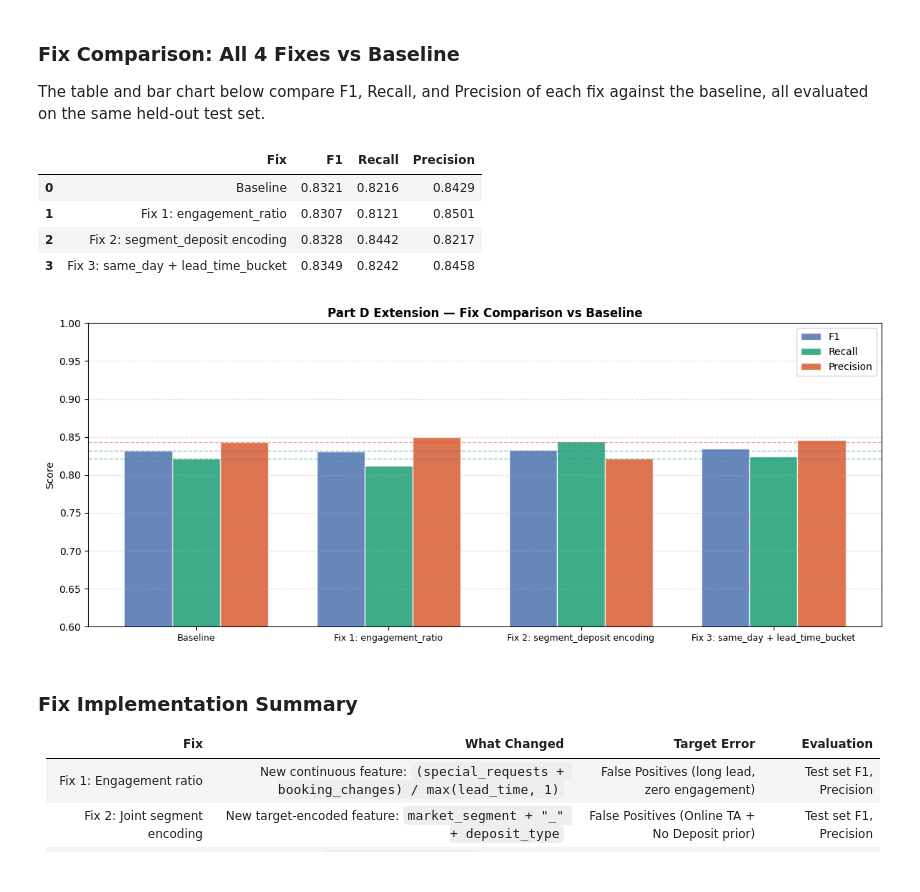
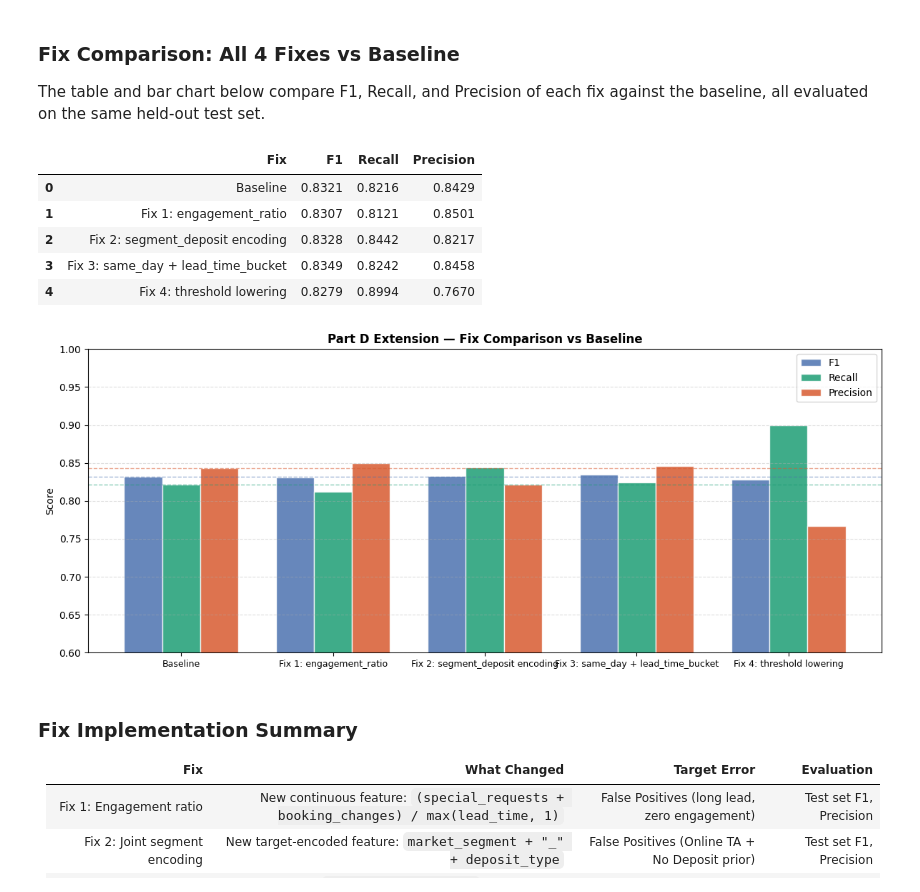
Before and after one commit to YWY2002/INF2008-Hotel-Cancellation-Prediction-Model, a Jupyter notebook: CRISPDM_INF2008_assignment02.ipynb, the cells around one changed output. Cells and saved outputs as stored; diff of their text form; code cells hidden in the pictures.

```diff
--- a/CRISPDM_INF2008_assignment02.ipynb
+++ b/CRISPDM_INF2008_assignment02.ipynb
@@ -2914,6 +2914,7 @@ fix_results = pd.DataFrame([
     {"Fix": "Fix 1: engagement_ratio",            "F1": f1_f1,    "Recall": rec_f1,    "Precision": prec_f1},
     {"Fix": "Fix 2: segment_deposit encoding",    "F1": f1_f2,    "Recall": rec_f2,    "Precision": prec_f2},
     {"Fix": "Fix 3: same_day + lead_time_bucket", "F1": f1_f3,    "Recall": rec_f3,    "Precision": prec_f3},
+    {"Fix": "Fix 4: threshold lowering",           "F1": best_fix4["f1"], "Recall": best_fix4["recall"], "Precision": best_fix4["precision"]},
 ])
 fix_results[["F1", "Recall", "Precision"]] = fix_results[["F1", "Recall", "Precision"]].round(4)
 display(fix_results)
@@ -2921,35 +2922,36 @@ display(fix_results)
 # Bar chart
 metrics_plot = ["F1", "Recall", "Precision"]
 x = np.arange(len(fix_results))
 width = 0.25
 colors = ["#4C72B0", "#1D9E75", "#D85A30"]
 
 fig, ax = plt.subplots(figsize=(12, 5))
 for j, (metric, color) in enumerate(zip(metrics_plot, colors)):
     bars = ax.bar(x + j * width, fix_results[metric], width,
                   label=metric, color=color, alpha=0.85, edgecolor="white")
 
 ax.axhline(base_f1,   color="#4C72B0", linestyle="--", linewidth=1, alpha=0.5)
 ax.axhline(base_rec,  color="#1D9E75", linestyle="--", linewidth=1, alpha=0.5)
 ax.axhline(base_prec, color="#D85A30", linestyle="--", linewidth=1, alpha=0.5)
 
-ax.set_xticks(x + width)
+ax.set_xticks(x + width)  # centred across 3 metric groups
 ax.set_xticklabels(fix_results["Fix"], fontsize=9)
 ax.set_ylabel("Score")
 ax.set_title("Part D Extension — Fix Comparison vs Baseline", fontweight="bold")
 ax.legend()
 ax.set_ylim(0.6, 1.0)
 ax.grid(axis="y", linestyle="--", alpha=0.4)
 plt.tight_layout()
 plt.savefig("partD_fix_comparison.png", dpi=150, bbox_inches="tight")
 plt.show()
 # %% [output]
 |  | Fix | F1 | Recall | Precision |
 | 0 | Baseline | 0.8321 | 0.8216 | 0.8429 |
 | 1 | Fix 1: engagement_ratio | 0.8307 | 0.8121 | 0.8501 |
 | 2 | Fix 2: segment_deposit encoding | 0.8328 | 0.8442 | 0.8217 |
 | 3 | Fix 3: same_day + lead_time_bucket | 0.8349 | 0.8242 | 0.8458 |
+| 4 | Fix 4: threshold lowering | 0.8279 | 0.8994 | 0.7670 |
-[figure, old version]
+[figure, new version]
 # %% [markdown]
 ### Fix Implementation Summary
 
```
